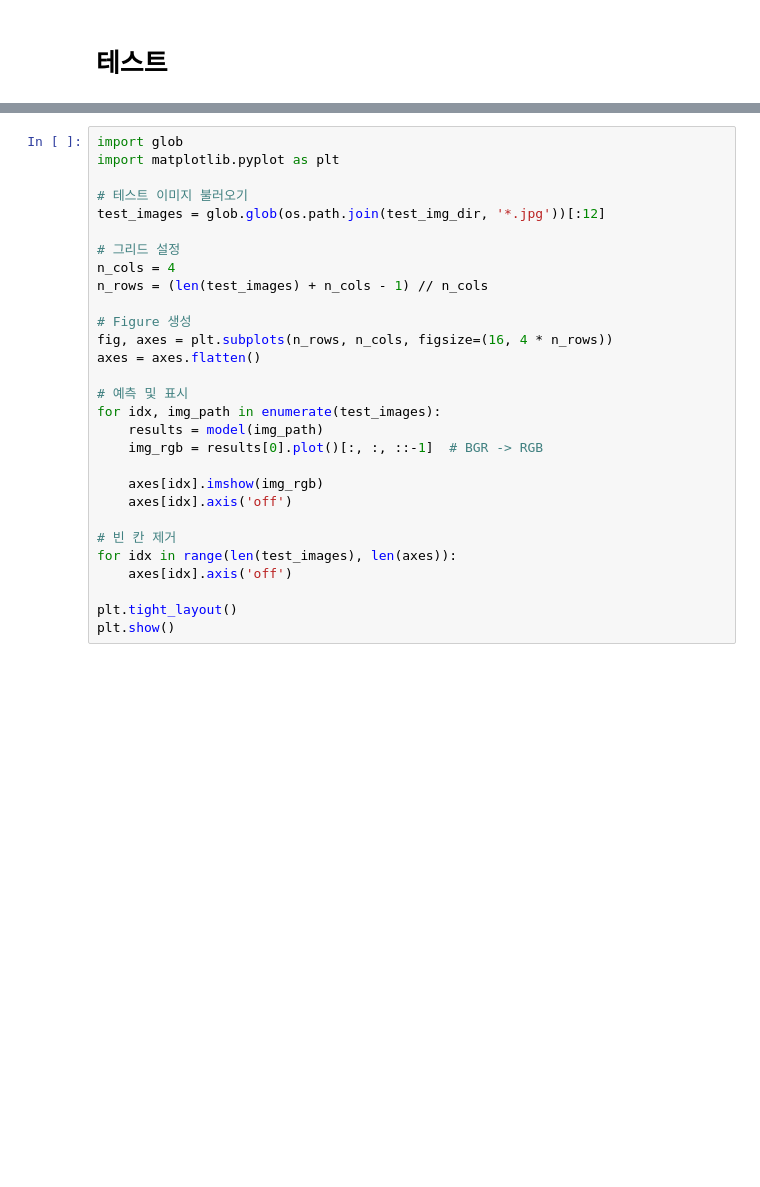
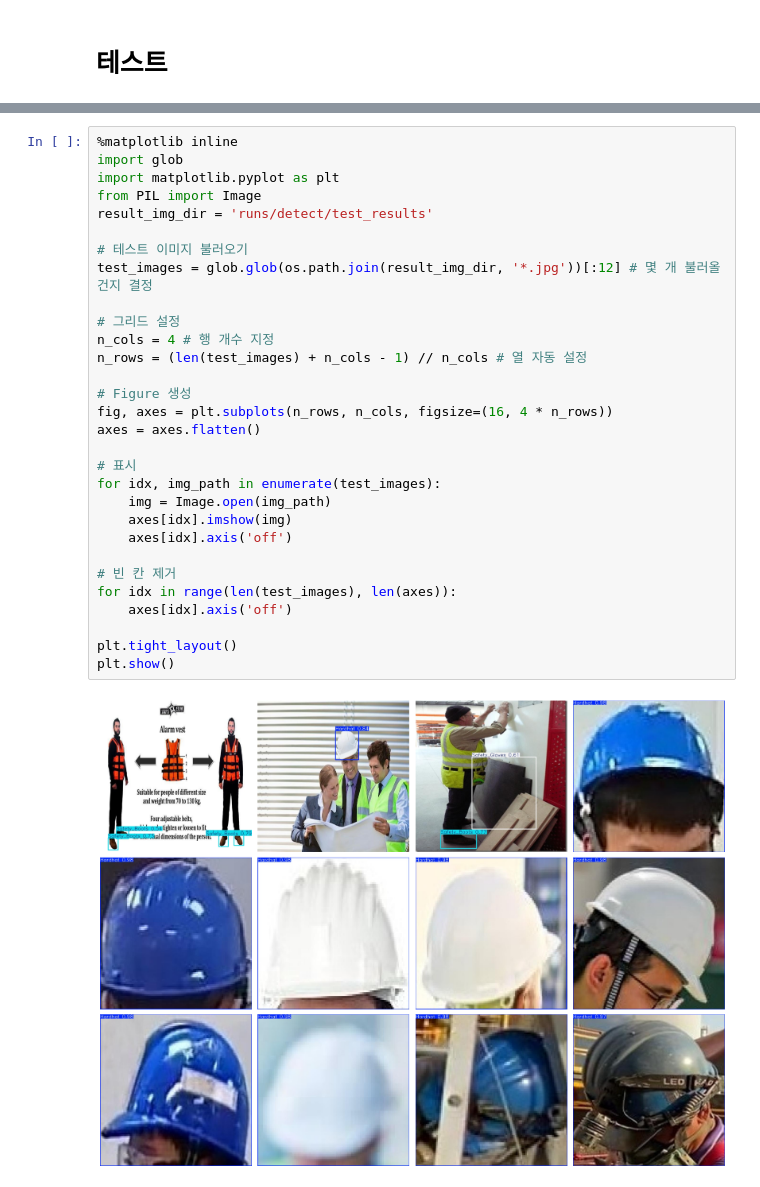
Before and after one commit to kymzzang6/sw_hybrid, a Jupyter notebook: PPE_yolo/train_yolo_model.ipynb, the cells around one changed output, grey strips where cells are left out. Saved outputs shown, nothing was run; the diff lists cells and outputs as text; blank space fills up the shorter version.

```diff
--- a/PPE_yolo/train_yolo_model.ipynb
+++ b/PPE_yolo/train_yolo_model.ipynb
@@ -53,29 +86,32 @@ print(f'테스트 결과 저장 위치: runs/detect/test_results')
 # %%
+%matplotlib inline
 import glob
 import matplotlib.pyplot as plt
+from PIL import Image
+result_img_dir = 'runs/detect/test_results'
 
 # 테스트 이미지 불러오기
-test_images = glob.glob(os.path.join(test_img_dir, '*.jpg'))[:12]
+test_images = glob.glob(os.path.join(result_img_dir, '*.jpg'))[:12] # 몇 개 불러올 건지 결정
 
 # 그리드 설정
-n_cols = 4
-n_rows = (len(test_images) + n_cols - 1) // n_cols
+n_cols = 4 # 행 개수 지정
+n_rows = (len(test_images) + n_cols - 1) // n_cols # 열 자동 설정
 
 # Figure 생성
 fig, axes = plt.subplots(n_rows, n_cols, figsize=(16, 4 * n_rows))
 axes = axes.flatten()
 
-# 예측 및 표시
+# 표시
 for idx, img_path in enumerate(test_images):
-    results = model(img_path)
-    img_rgb = results[0].plot()[:, :, ::-1]  # BGR -> RGB
-
-    axes[idx].imshow(img_rgb)
+    img = Image.open(img_path)
+    axes[idx].imshow(img)
     axes[idx].axis('off')
 
 # 빈 칸 제거
 for idx in range(len(test_images), len(axes)):
     axes[idx].axis('off')
 
 plt.tight_layout()
 plt.show()
+# %% [output]
+[figure, added]
```
Also changed, not shown: parts of 3 cells of this notebook.
